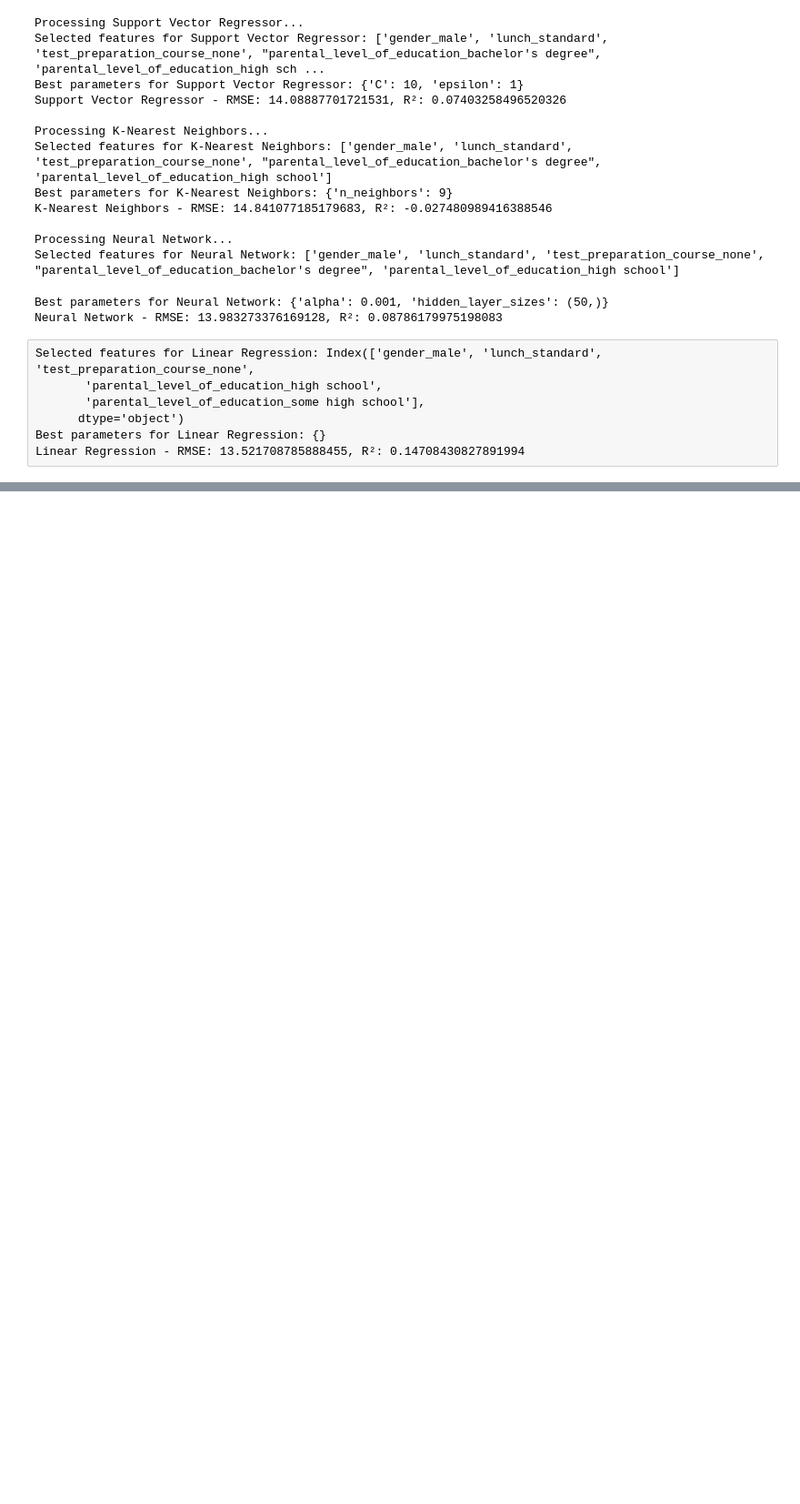
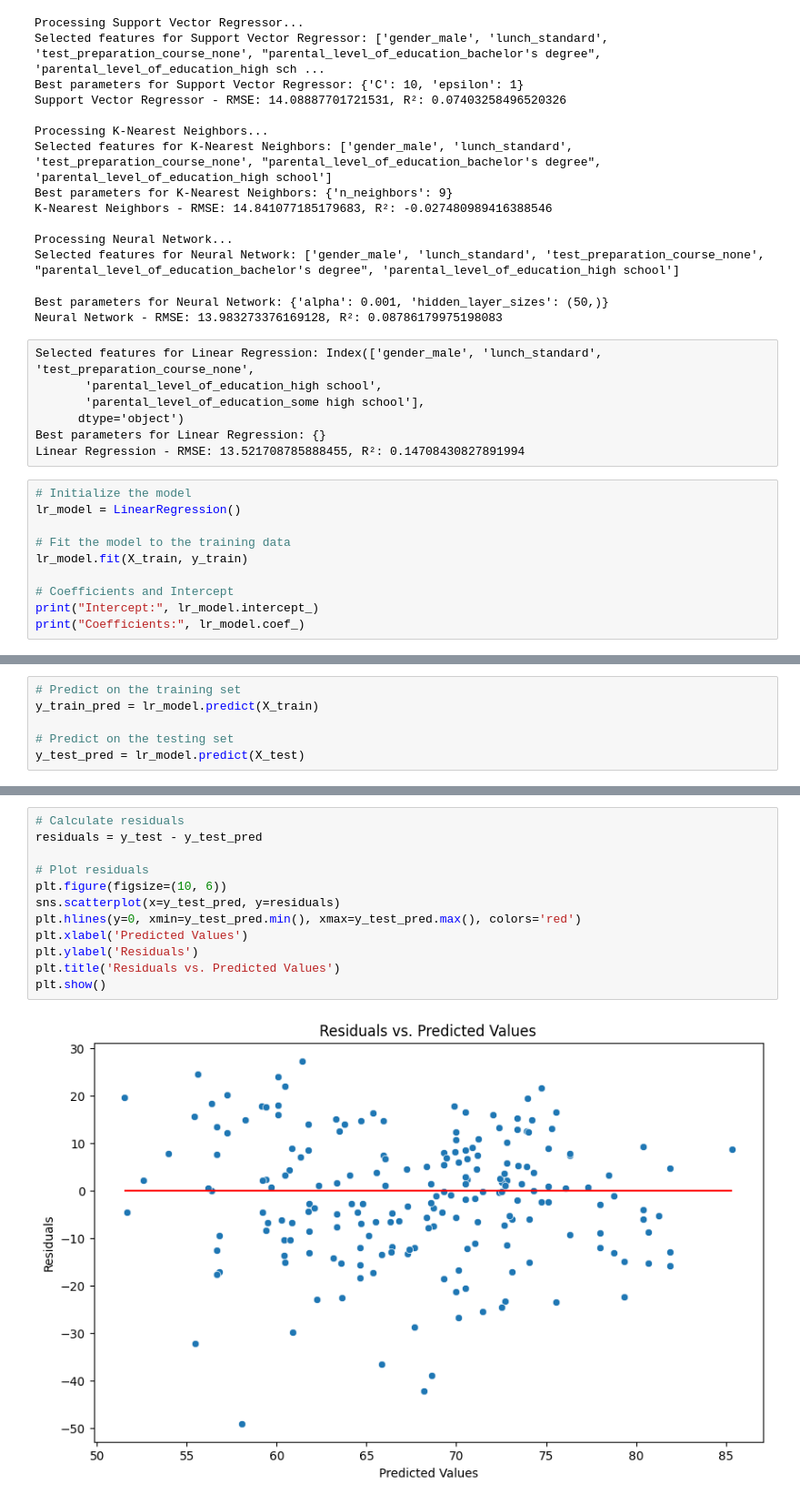
Before and after one commit to ashiknazar/student_performance, a Jupyter notebook: notebook/EDA_STUDENTS.ipynb, the cells around one changed output, grey strips where cells are left out. Shown at 91% size. Saved outputs shown, nothing was run; the diff lists cells and outputs as text; blank space fills up the shorter version.

```diff
--- a/notebook/EDA_STUDENTS.ipynb
+++ b/notebook/EDA_STUDENTS.ipynb
@@ -543,3 +554,13 @@ Selected features for Linear Regression: Index(['gender_male', 'lunch_standard',
       dtype='object')
 Best parameters for Linear Regression: {}
 Linear Regression - RMSE: 13.521708785888455, R²: 0.14708430827891994
+# %%
+# Initialize the model
+lr_model = LinearRegression()
+
+# Fit the model to the training data
+lr_model.fit(X_train, y_train)
+
+# Coefficients and Intercept
+print("Intercept:", lr_model.intercept_)
+print("Coefficients:", lr_model.coef_)
@@ -545,0 +571,6 @@ Linear Regression - RMSE: 13.521708785888455, R²: 0.14708430827891994
+# %%
+# Predict on the training set
+y_train_pred = lr_model.predict(X_train)
+
+# Predict on the testing set
+y_test_pred = lr_model.predict(X_test)
@@ -545,0 +638,14 @@ Linear Regression - RMSE: 13.521708785888455, R²: 0.14708430827891994
+# %%
+# Calculate residuals
+residuals = y_test - y_test_pred
+
+# Plot residuals
+plt.figure(figsize=(10, 6))
+sns.scatterplot(x=y_test_pred, y=residuals)
+plt.hlines(y=0, xmin=y_test_pred.min(), xmax=y_test_pred.max(), colors='red')
+plt.xlabel('Predicted Values')
+plt.ylabel('Residuals')
+plt.title('Residuals vs. Predicted Values')
+plt.show()
+# %% [output]
+[figure, added]
```
Also changed, not shown: parts of 12 cells of this notebook.
